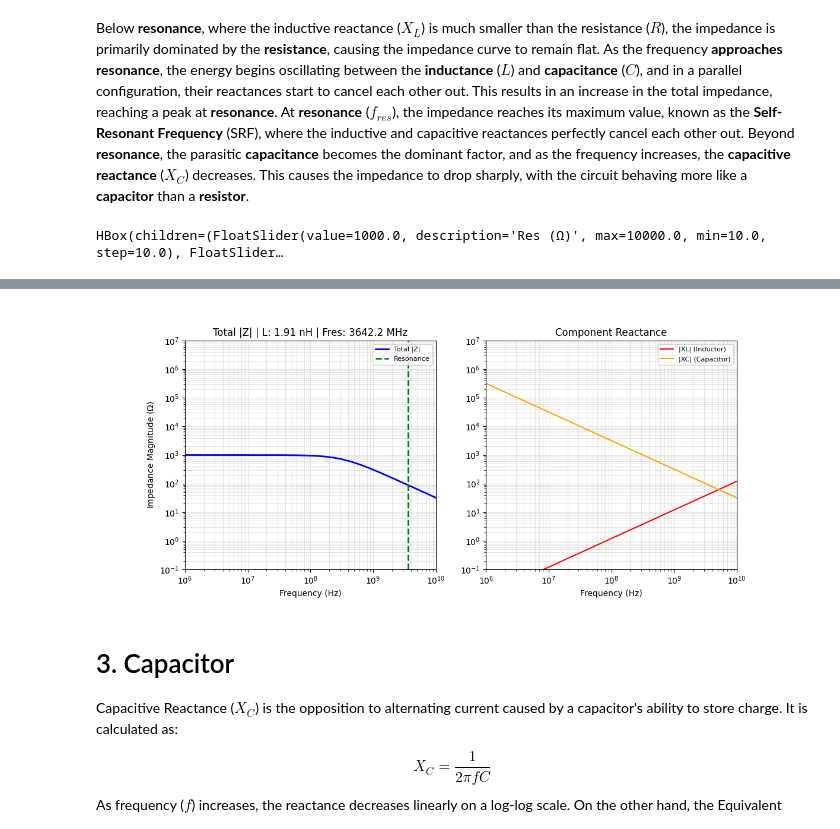
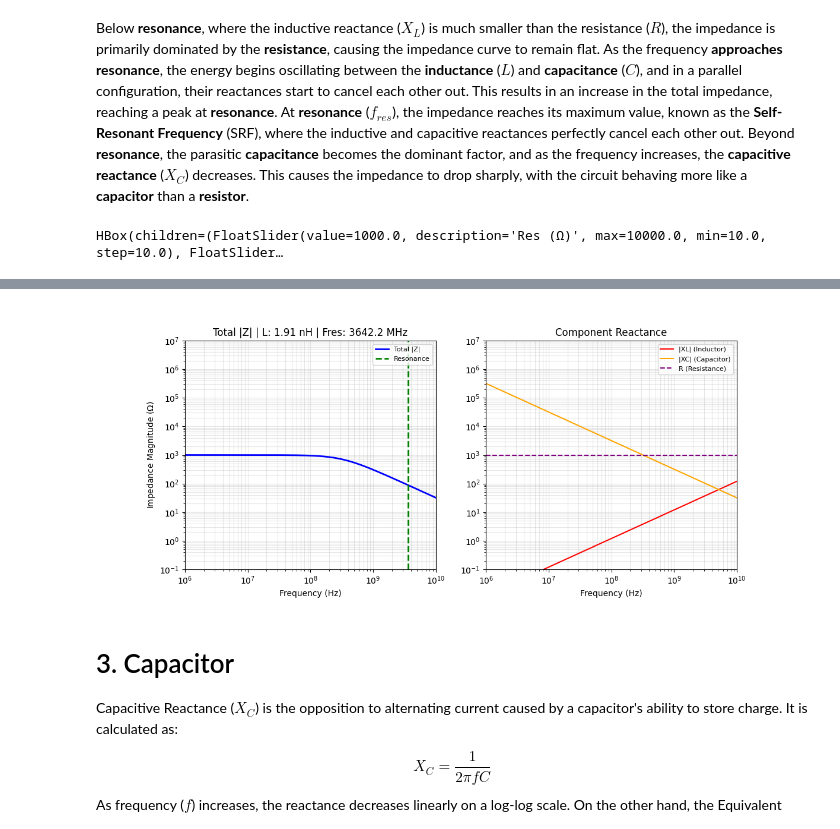
Before and after one commit to mnoj/ECS_Virtual_Class, a Jupyter notebook: 02_01_PassiveComponents.ipynb, the cells around one changed output, grey strips where cells are left out. Saved outputs shown, nothing was run; the diff lists cells and outputs as text; code cells hidden in the pictures.

```diff
--- a/02_01_PassiveComponents.ipynb
+++ b/02_01_PassiveComponents.ipynb
@@ -209,6 +203,8 @@ text_box = ax.text(0.05, 0.95, '', transform=ax.transAxes, verticalalignment='to
 # Plot 2: Individual Components (|XL| and |XC|)
 line_xl, = ax_comp.loglog([], [], color='red', lw=1.5, ls='-', label='|XL| (Inductor)')
 line_xc, = ax_comp.loglog([], [], color='orange', lw=1.5, ls='-', label='|XC| (Capacitor)')
+# --- ADDED: Horizontal Resistance Line ---
+line_r = ax_comp.axhline(1, color='purple', lw=1.5, ls='--', label='R (Resistance)')
 v_line_c = ax_comp.axvline(1, color='gray', lw=0.5, ls='-', visible=False)
 
 # Formatting
@@ -254,8 +250,10 @@ def update_plot(R_base, length_cm, diameter_cm, C_val_pF):
     line.set_data(freq_data, mag_data)
     line_xl.set_data(freq_data, xl_data)
     line_xc.set_data(freq_data, xc_data)
+    # --- ADDED: Update the horizontal resistance line position ---
+    line_r.set_ydata([R_base, R_base])
 
-    f_res = 1 / (2 * np.pi * np.sqrt(2*L_val * C_val)) # I have added a factor two, because there are two L (one in each leg)
+    f_res = 1 / (2 * np.pi * np.sqrt(2*L_val * C_val))
     res_line.set_xdata([f_res, f_res])
     res_line.set_ydata([0, 1])
     res_line.set_transform(ax.get_xaxis_transform())
@@ -283,36 +281,36 @@ def on_mouse_move(event):
         h_line.set_ydata([y, y])
 
         v_line.set_visible(True)
         v_line_c.set_visible(True)
         h_line.set_visible(True)
 
         text_box.set_text(f'Freq: {x_hz/1e6:.1f} MHz\n|Z|: {y:.1f} Ω\n|XL|: {xl_data[idx]:.1f} Ω\n|XC|: {xc_data[idx]:.1f} Ω')
         fig.canvas.draw_idle()
 
 fig.canvas.mpl_connect('motion_notify_event', on_mouse_move)
 
 # Define Sliders individually
 R_base_s = widgets.FloatSlider(value=1000, min=10, max=10000, step=10, description='Res (Ω)')
-length_s = widgets.FloatSlider(value=1.27, min=0.1, max=10.0, step=0.1, description='Len (cm)')
-diam_s = widgets.FloatSlider(value=0.16, min=0.01, max=1.0, step=0.01, description='Diam (cm)')
+length_s = widgets.FloatSlider(value=1.27, min=0.1, max=100.0, step=0.01, description='Len (cm)')
+diam_s = widgets.FloatSlider(value=0.16, min=0.001, max=1.0, step=0.01, description='Diam (cm)')
 C_val_s = widgets.FloatSlider(value=0.5, min=0.1, max=10.0, step=0.1, description='Cap (pF)')
 
 # Arrange sliders in a Horizontal Box
 ui = widgets.HBox([R_base_s, length_s, diam_s, C_val_s])
 
 out = widgets.interactive_output(update_plot, {
     'R_base': R_base_s,
     'length_cm': length_s,
     'diameter_cm': diam_s,
     'C_val_pF': C_val_s
 })
 
 display(ui, out)
 plt.show()
 # %% [output]
 HBox(children=(FloatSlider(value=1000.0, description='Res (Ω)', max=10000.0, min=10.0, step=10.0), FloatSlider…
 [interactive output not drawn]
-[figure, old version]
+[figure, new version]
 # %% [markdown]
 # 3. Capacitor
 
```
Also changed, not shown: parts of 2 cells of this notebook, 3 other files.
